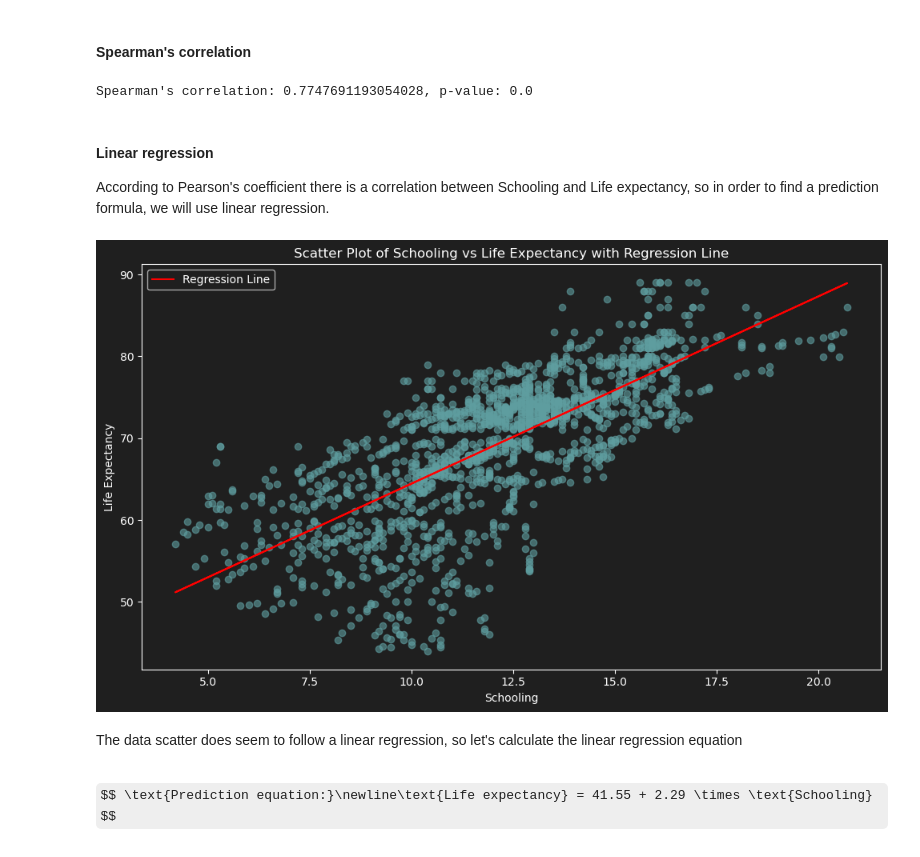
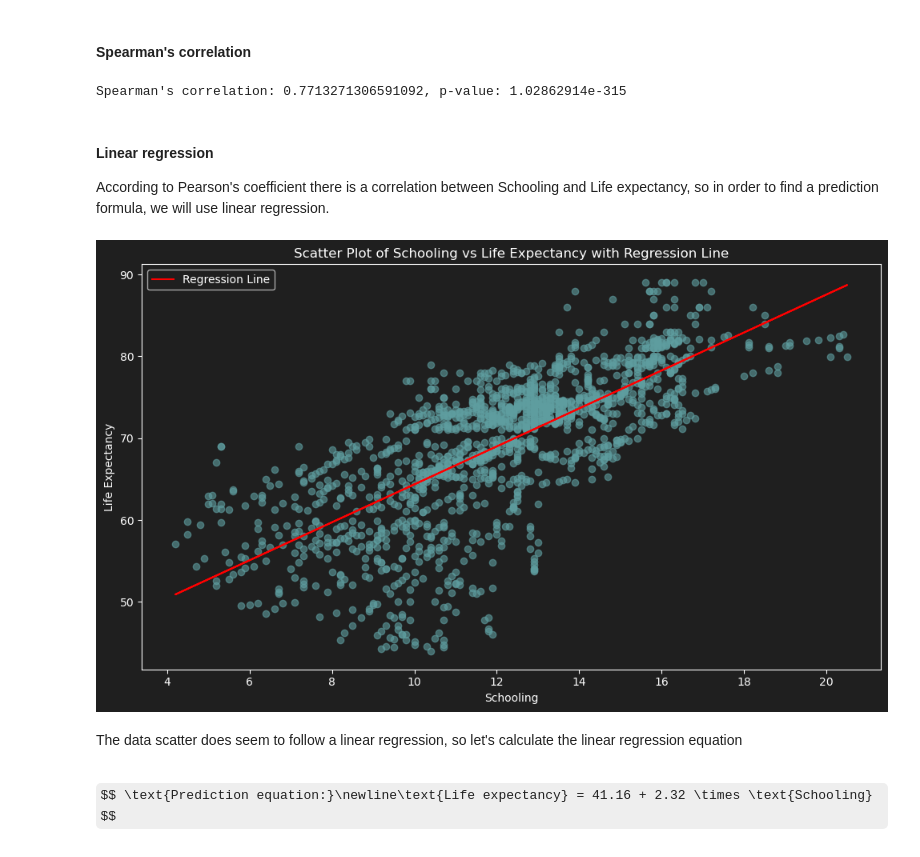
Before and after one commit to amitedenzon/life-expectancy, a Jupyter notebook: research.ipynb, the cells around one changed output. Cells and saved outputs as stored; diff of their text form; code cells hidden in the pictures; some formulas as TeX source.

```diff
--- a/research.ipynb
+++ b/research.ipynb
@@ -176,15 +179,0 @@ with plt.style.context('dark_background'):
-# %%
-def remove_outliers_std(df, column):
-    mean = df[column].mean()
-    std_dev = df[column].std()
-    lower_bound = mean - 3 * std_dev
-    upper_bound = mean + 3 * std_dev
-    return df[(df[column] >= lower_bound) & (df[column] <= upper_bound)]
-
-numeric_df = df.select_dtypes(include=['number'])
-numeric_df_without_outliers = numeric_df.copy()
-for col in numeric_df_without_outliers.columns:
-    numeric_df_without_outliers = remove_outliers_std(numeric_df_without_outliers, col)
-
-print(f'Rows before removing outliers: {numeric_df.shape[0]}')
-print(f'Rows after removing outliers: {numeric_df_without_outliers.shape[0]}')
@@ -200,8 +210,10 @@ $$H_1 = \text{Greater education does not extend life expectancy}$$
 # %% [markdown]
 #### first test - correlation
 # %%
+numeric_df_cleaned = df_cleaned.select_dtypes(include=['number'])
+
 corr_matrix_with_outliers = numeric_df.corr()
-corr_matrix_without_outliers = numeric_df_without_outliers.corr()
+corr_matrix_without_outliers = numeric_df_cleaned.corr()
 with plt.style.context('dark_background'):
     plt.rcParams.update({
         'figure.facecolor': '#1f1f1f',
@@ -238,11 +250,11 @@ with plt.style.context('dark_background'):
         ax.spines['right'].set_color('white')
 
     # Plot Life Expectancy distribution
-    axes[0].hist(df['Lifeexpectancy'], bins=30, density=True, alpha=0.6, color='#0b84a5')
+    axes[0].hist(df_cleaned['Lifeexpectancy'], bins=30, density=True, alpha=0.6, color='#0b84a5')
 
     xmin, xmax = axes[0].get_xlim()
     x = np.linspace(xmin, xmax, 100)
-    p = stats.norm.pdf(x, df['Lifeexpectancy'].mean(), df['Lifeexpectancy'].std())
+    p = stats.norm.pdf(x, df_cleaned['Lifeexpectancy'].mean(), df_cleaned['Lifeexpectancy'].std())
     axes[0].plot(x, p, linewidth=2, color='#f6c85f')
 
     axes[0].set_title('Life Expectancy with Normal Distribution Curve', color='white')
@@ -250,11 +262,11 @@ with plt.style.context('dark_background'):
     axes[0].set_ylabel('Density', color='white')
 
     # Plot Schooling distribution
-    axes[1].hist(df['Schooling'], bins=30, density=True, alpha=0.6, color='#0b84a5')
+    axes[1].hist(df_cleaned['Schooling'], bins=30, density=True, alpha=0.6, color='#0b84a5')
 
     xmin, xmax = axes[1].get_xlim()
     x = np.linspace(xmin, xmax, 100)
-    p = stats.norm.pdf(x, df['Schooling'].mean(), df['Schooling'].std())
+    p = stats.norm.pdf(x, df_cleaned['Schooling'].mean(), df_cleaned['Schooling'].std())
     axes[1].plot(x, p, linewidth=2, color='#f6c85f')
 
     axes[1].set_title('Schooling with Normal Distribution Curve', color='white')
@@ -383,7 +395,7 @@ so in order to test the hypothesis, we will use few non-parametric tests:
 
 #### Pearson's correlation
 # %%
-corr, p_value = stats.pearsonr(df['Schooling'], df['Lifeexpectancy'])
+corr, p_value = stats.pearsonr(df_cleaned['Schooling'], df_cleaned['Lifeexpectancy'])
 
 with plt.style.context('dark_background'):
     plt.rcParams.update({
@@ -392,11 +404,11 @@ with plt.style.context('dark_background'):
     })
 
     plt.figure(figsize=(10, 6))
-    plt.scatter(df['Schooling'], df['Lifeexpectancy'], alpha=0.6, color='cadetblue', edgecolor='k')
+    plt.scatter(df_cleaned['Schooling'], df_cleaned['Lifeexpectancy'], alpha=0.6, color='cadetblue', edgecolor='k')
 
     # Add mean lines
-    mean_schooling = df['Schooling'].mean()
-    mean_lifeexpectancy = df['Lifeexpectancy'].mean()
+    mean_schooling = df_cleaned['Schooling'].mean()
+    mean_lifeexpectancy = df_cleaned['Lifeexpectancy'].mean()
 
     plt.axhline(mean_lifeexpectancy, color='orangered', linestyle='--', label=f'Mean Life Expectancy = {mean_lifeexpectancy:.2f}')
     plt.axvline(mean_schooling, color='palevioletred', linestyle='--', label=f'Mean Schooling = {mean_schooling:.2f}')
@@ -439,35 +451,35 @@ $$ \text{higher schooling} \longrightarrow \text{higher life expectancy} $$
 # %% [markdown]
 #### Spearman's correlation
 # %%
-corr, p_value = stats.spearmanr(df['Schooling'], df['Lifeexpectancy'])
+corr, p_value = stats.spearmanr(df_cleaned['Schooling'], df_cleaned['Lifeexpectancy'])
 print(f"Spearman's correlation: {corr}, p-value: {p_value}")
 # %% [output]
-Spearman's correlation: 0.7747691193054028, p-value: 0.0
+Spearman's correlation: 0.7713271306591092, p-value: 1.02862914e-315
 # %% [markdown]
 #### Linear regression
 According to Pearson's coefficient there is a correlation between Schooling and Life expectancy, so in order to find a prediction formula, we will use linear regression.
 # %%
-slope, intercept = np.polyfit(df['Schooling'], df['Lifeexpectancy'], 1)
+slope, intercept = np.polyfit(df_cleaned['Schooling'], df_cleaned['Lifeexpectancy'], 1)
 
 with plt.style.context('dark_background'):
     plt.rcParams.update({
         'figure.facecolor': '#1f1f1f',
         'axes.facecolor': '#1f1f1f',
     })
 
     plt.figure(figsize=(10, 6))
-    plt.scatter(df['Schooling'], df['Lifeexpectancy'], alpha=0.6, color='cadetblue')
-    plt.plot(df['Schooling'], slope * df['Schooling'] + intercept, color='r', label='Regression Line') #min squared
+    plt.scatter(df_cleaned['Schooling'], df_cleaned['Lifeexpectancy'], alpha=0.6, color='cadetblue')
+    plt.plot(df_cleaned['Schooling'], slope * df_cleaned['Schooling'] + intercept, color='r', label='Regression Line') #min squared
 
     plt.xlabel('Schooling')
     plt.ylabel('Life Expectancy')
     plt.title('Scatter Plot of Schooling vs Life Expectancy with Regression Line')
     plt.legend()
 
 plt.tight_layout()
 plt.show()
 # %% [output]
-[figure, old version]
+[figure, new version]
 # %% [markdown]
 The data scatter does seem to follow a linear regression, so let's calculate the linear regression equation
 # %%
@@ -478,7 +490,7 @@ warnings.filterwarnings('ignore', category=UserWarning, message='X does not have
 
 model = LinearRegression()
 
-model.fit(df[['Schooling']], df['Lifeexpectancy'])
+model.fit(df_cleaned[['Schooling']], df_cleaned['Lifeexpectancy'])
 
 modelIntercept = model.intercept_
 modelCoef = model.coef_[0]
@@ -489,6 +501,6 @@ $$ \\text{{Prediction equation:}}\\newline\\text{{Life expectancy}} = {modelInte
 Markdown(markdown_text)
 # %% [output]
 
-$$ \text{Prediction equation:}\newline\text{Life expectancy} = 41.55 + 2.29 \times \text{Schooling} $$
+$$ \text{Prediction equation:}\newline\text{Life expectancy} = 41.16 + 2.32 \times \text{Schooling} $$
 # %%
 def predict_life_expectancy(schooling):
```
Also changed, not shown: parts of 26 cells of this notebook.
